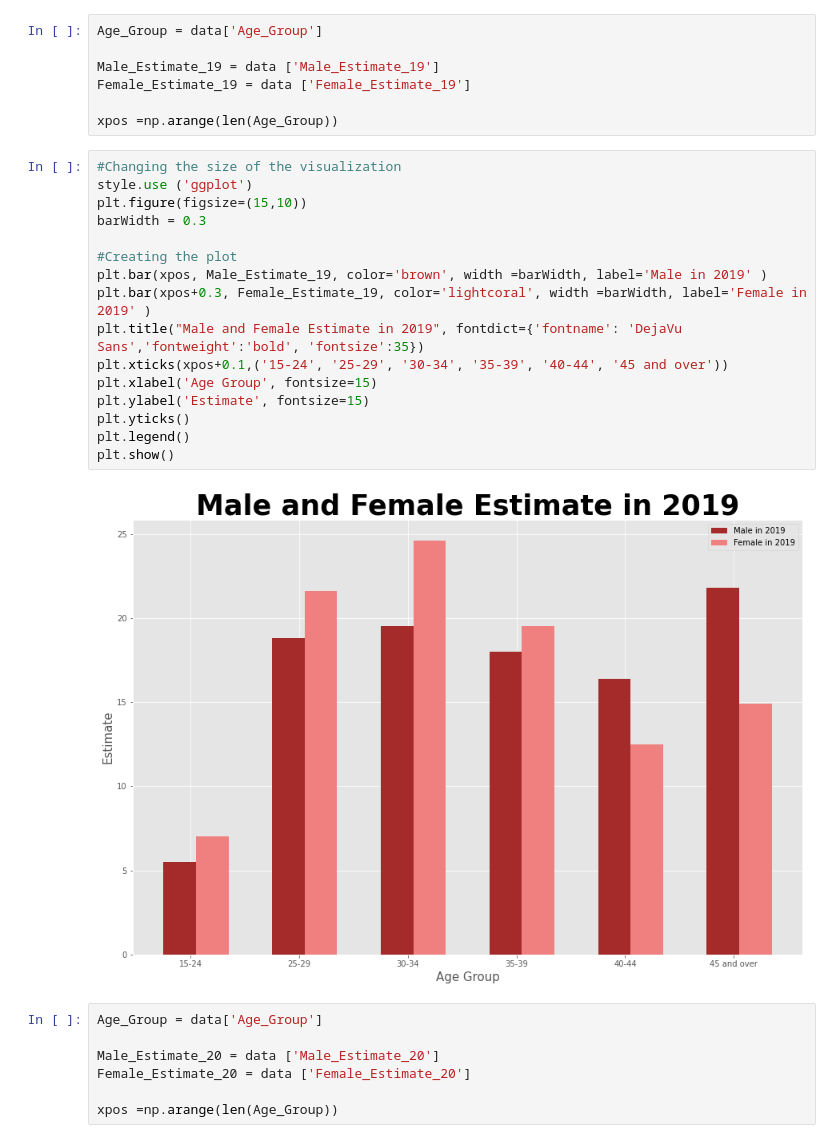
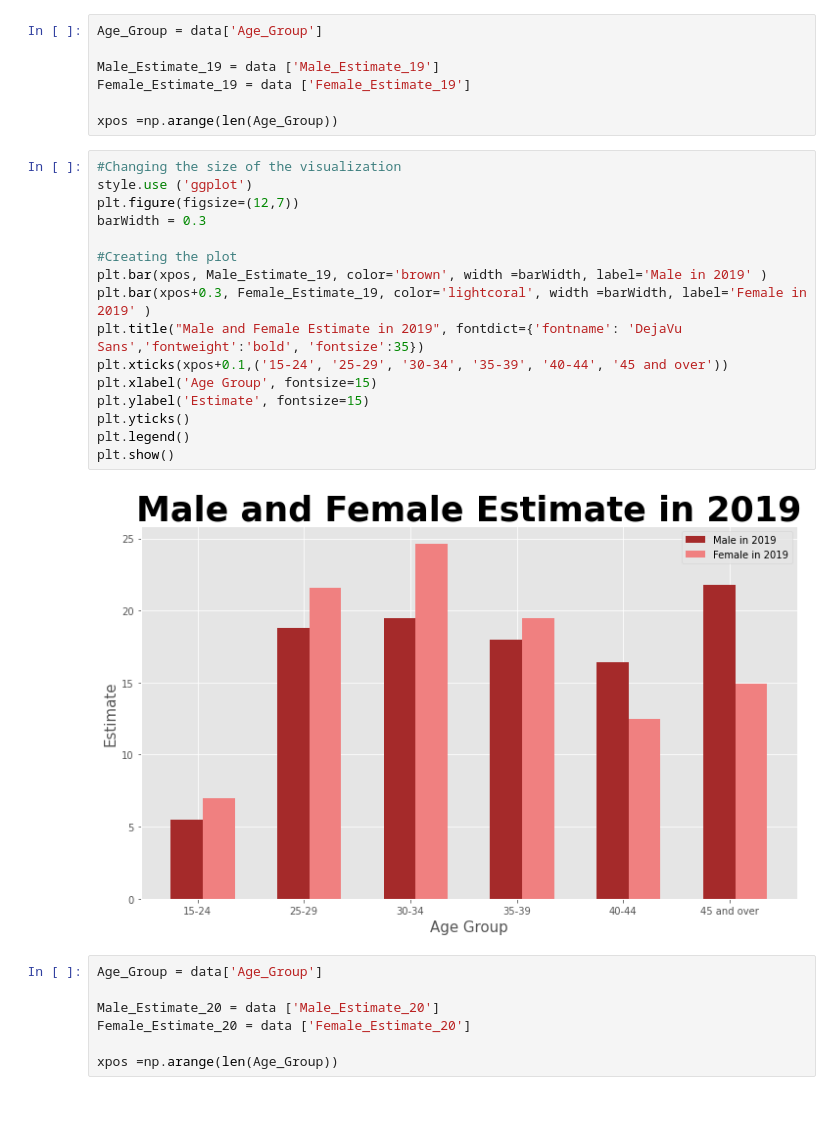
Before and after one commit to apriljoyagquiz/IT3205-TeamAbracaData, a Jupyter notebook: OFW_Visualization.ipynb, the cells around one changed output. Saved outputs shown, nothing was run; the diff lists cells and outputs as text; blank space fills up the shorter version.

```diff
--- a/OFW_Visualization.ipynb
+++ b/OFW_Visualization.ipynb
@@ -87,21 +87,21 @@ xpos =np.arange(len(Age_Group))
 # %%
 #Changing the size of the visualization
 style.use ('ggplot')
-plt.figure(figsize=(15,10))
+plt.figure(figsize=(12,7))
 barWidth = 0.3
 
 #Creating the plot
 plt.bar(xpos, Male_Estimate_19, color='brown', width =barWidth, label='Male in 2019' )
 plt.bar(xpos+0.3, Female_Estimate_19, color='lightcoral', width =barWidth, label='Female in 2019' )
 plt.title("Male and Female Estimate in 2019", fontdict={'fontname': 'DejaVu Sans','fontweight':'bold', 'fontsize':35})
 plt.xticks(xpos+0.1,('15-24', '25-29', '30-34', '35-39', '40-44', '45 and over'))
 plt.xlabel('Age Group', fontsize=15)
 plt.ylabel('Estimate', fontsize=15)
 plt.yticks()
 plt.legend()
 plt.show()
 # %% [output]
-[figure, old version]
+[figure, new version]
 # %%
 Age_Group = data['Age_Group']
 
```
Also changed, not shown: parts of 1 cell of this notebook.
